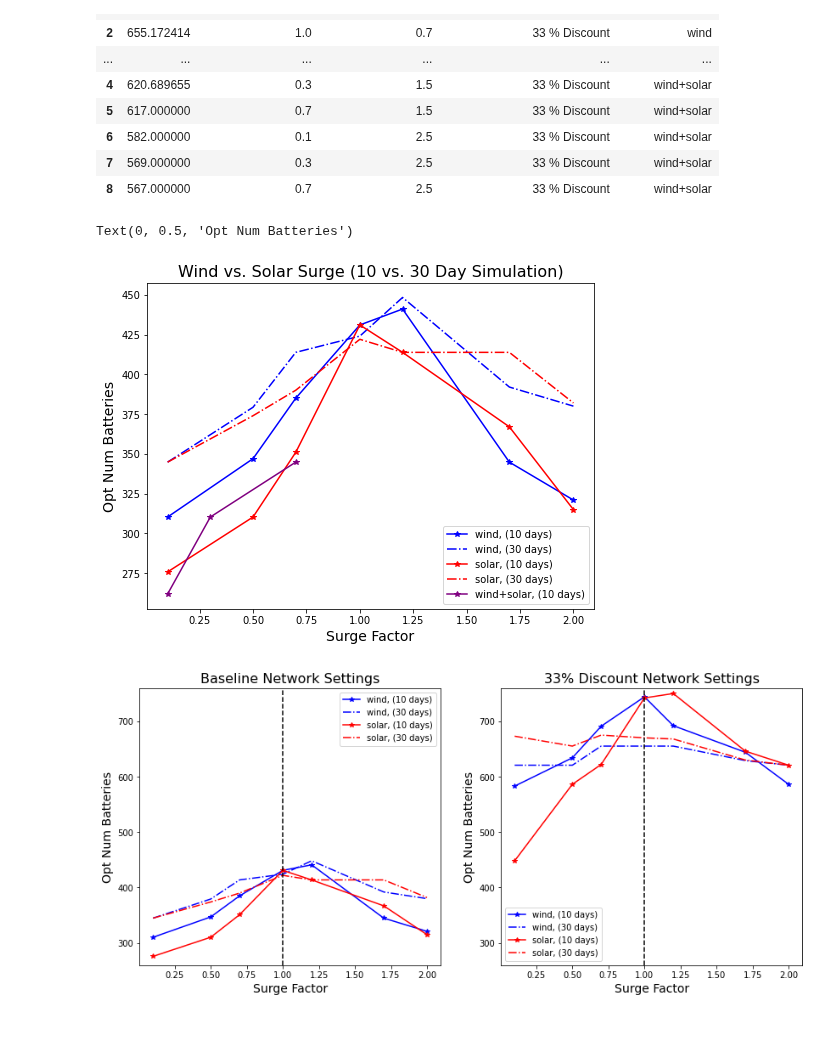
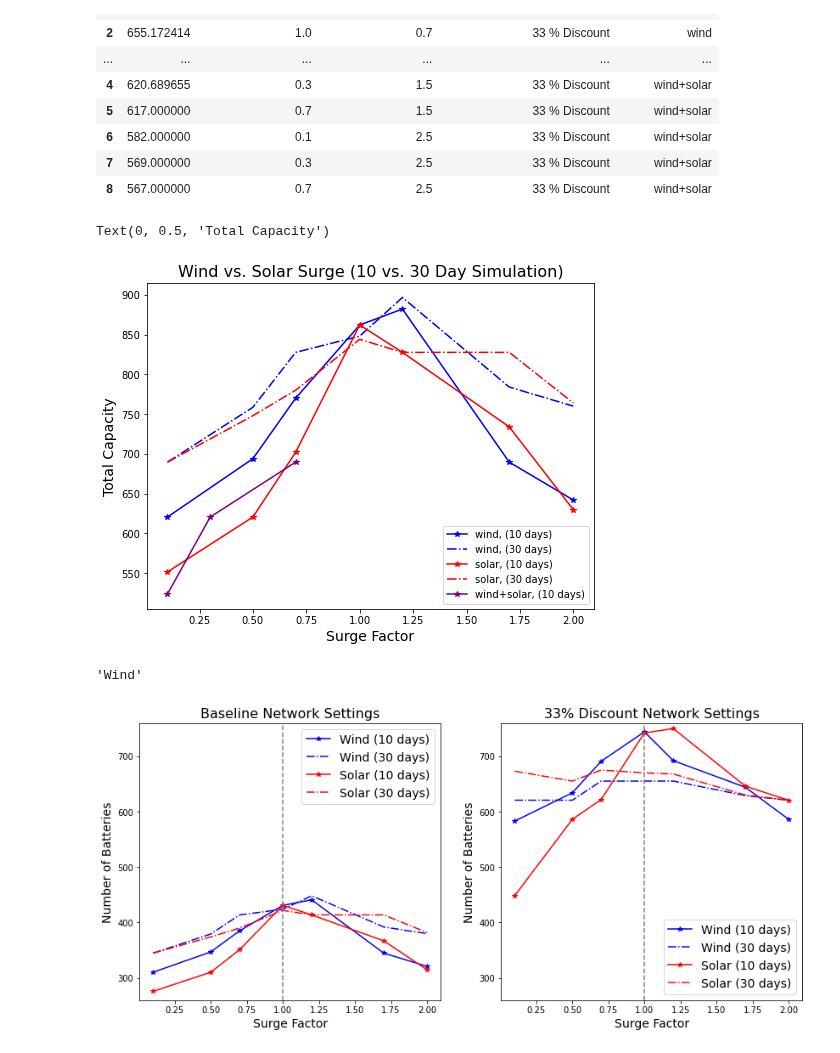
Before and after one commit to Cam-MLPW-MLMI-21-22/supply-chain-simulation-environment, a Jupyter notebook: src/bayesian_optimization/analyze_surge.ipynb, the cells around one changed output. Cells and saved outputs as stored; diff of their text form; code cells hidden in the pictures.

Commit message:
final state of surge results

```diff
--- a/src/bayesian_optimization/analyze_surge.ipynb
+++ b/src/bayesian_optimization/analyze_surge.ipynb
@@ -250,16 +250,21 @@ for surge_scenario in ["wind", "solar","wind+solar"]:
 
         if surge_scenario == "wind+solar":
             sub_df = sub_df.loc[sub_df["Wind Surge Factor"] == 1.5]
-            ax.plot(joint_solar_vals, list(sub_df["Optimum"]),symbol,color=color,label=f"{surge_scenario}, ({n_days} days)")
+            ax.plot(joint_solar_vals, np.array(sub_df["Optimum"])*2,symbol,color=color,label=f"{surge_scenario}, ({n_days} days)")
         else:
-            ax.plot(univariate_surge, list(sub_df["Optimum"]),symbol,color=color,label=f"{surge_scenario}, ({n_days} days)")
+            ax.plot(univariate_surge, np.array(sub_df["Optimum"])*2,symbol,color=color,label=f"{surge_scenario}, ({n_days} days)")
 ax.legend()
 ax.set_title(f"Wind vs. Solar Surge (10 vs. 30 Day Simulation)",fontsize=title_size)
 ax.set_xlabel("Surge Factor",fontsize=ax_size)
-ax.set_ylabel("Opt Num Batteries",fontsize=ax_size)
+ax.set_ylabel("Total Capacity",fontsize=ax_size)
 # %% [output]
-Text(0, 0.5, 'Opt Num Batteries')
+Text(0, 0.5, 'Total Capacity')
-[figure, old version]
+[figure, new version]
+# %%
+w = "wind"
+w.capitalize()
+# %% [output]
+'Wind'
 # %%
 fig, axes = plt.subplots(1, 2, figsize=(14,6))
 # fig.suptitle('Measuring Network Robustness to Wind and Solar Supply Variability', fontsize=title_size + 3)
@@ -269,6 +274,9 @@ y_min = 260
 y_max = 760
 
 ax = axes[0]
+
+capacity_scale = 1 # set to 2 if showing opt tot capacity instead of num batteries
+legend_text_size = 14
 
 network_scenario = "Baseline (20 % Discount)"
 joint_wind_vals = [1.2, 1.5, 2.5]
@@ -298,14 +306,14 @@ for surge_scenario in show_scenarios:
 
         if surge_scenario == "wind+solar":
             sub_df = sub_df.loc[sub_df["Wind Surge Factor"] == 1.5]
-            ax.plot(joint_solar_vals, list(sub_df["Optimum"]),symbol,color=color,label=f"{surge_scenario}, ({n_days} days)")
+            ax.plot(joint_solar_vals, np.array(sub_df["Optimum"])*capacity_scale,symbol,color=color,label=f"{surge_scenario.capitalize()} ({n_days} days)")
         else:
-            ax.plot(univariate_surge, list(sub_df["Optimum"]),symbol,color=color,label=f"{surge_scenario}, ({n_days} days)")
-ax.legend()
+            ax.plot(univariate_surge, np.array(sub_df["Optimum"])*capacity_scale,symbol,color=color,label=f"{surge_scenario.capitalize()} ({n_days} days)")
+ax.legend(prop={'size': legend_text_size})
 ax.set_title(f"Baseline Network Settings",fontsize=title_size)
 ax.set_xlabel("Surge Factor",fontsize=ax_size)
-ax.set_ylabel("Opt Num Batteries",fontsize=ax_size)
-ax.axvline(x=1.0,color='k', linestyle='--')
+ax.set_ylabel("Number of Batteries",fontsize=ax_size)
+ax.axvline(x=1.0,color='gray', linestyle='--')
 ax.set_ylim([y_min,y_max])
 
 ax = axes[1]
@@ -316,39 +324,39 @@ for surge_scenario in show_scenarios:
     for n_days in [10,30]:
         if n_days == 10: show_df = surge_res
         else:
             if surge_scenario == "wind+solar": continue
             show_df = surge_res_30
         sub_df = show_df.loc[show_df["Surge Scenario"] == surge_scenario]
         sub_df = sub_df.loc[sub_df["Network Parameter Scenario"] == network_scenario]
         if surge_scenario == "wind":
             if n_days == 10:
                 color = "blue"
             else: color = "blue"#"green"
         elif surge_scenario == "solar":
             if n_days == 10:
                 color = "red"
             else: color = "red"#"orange"
         else:
             color = "purple"
 
         if n_days == 10:
             symbol = '-*'
         else: symbol = "-."
 
         if surge_scenario == "wind+solar":
             sub_df = sub_df.loc[sub_df["Wind Surge Factor"] == 1.5]
-            ax.plot(joint_solar_vals, list(sub_df["Optimum"]),symbol,color=color,label=f"{surge_scenario}, ({n_days} days)")
+            ax.plot(joint_solar_vals, np.array(sub_df["Optimum"])*capacity_scale,symbol,color=color,label=f"{surge_scenario.capitalize()} ({n_days} days)")
         else:
-            ax.plot(univariate_surge, list(sub_df["Optimum"]),symbol,color=color,label=f"{surge_scenario}, ({n_days} days)")
-ax.legend()
+            ax.plot(univariate_surge, np.array(sub_df["Optimum"])*capacity_scale,symbol,color=color,label=f"{surge_scenario.capitalize()} ({n_days} days)")
+ax.legend(loc="lower right", prop={'size': legend_text_size})
 ax.set_title(f"33% Discount Network Settings",fontsize=title_size)
 ax.set_xlabel("Surge Factor",fontsize=ax_size)
-ax.set_ylabel("Opt Num Batteries",fontsize=ax_size)
+ax.set_ylabel("Number of Batteries",fontsize=ax_size)
 ax.set_ylim([y_min,y_max])
-ax.axvline(x=1.0,color='k', linestyle='--')
+ax.axvline(x=1.0,color='gray', linestyle='--')
 plt.savefig("surge.png",dpi=400)
 # %% [output]
-[figure, old version]
+[figure, new version]
 # %%
 # fig, axes = plt.subplots(1, 3, figsize=(20,6))
 # fig.suptitle('TDNN: Interplay of Feature Type, Context Width, and Num Nodes', fontsize=title_size + 3)
```
Also changed, not shown: 8 other files.
